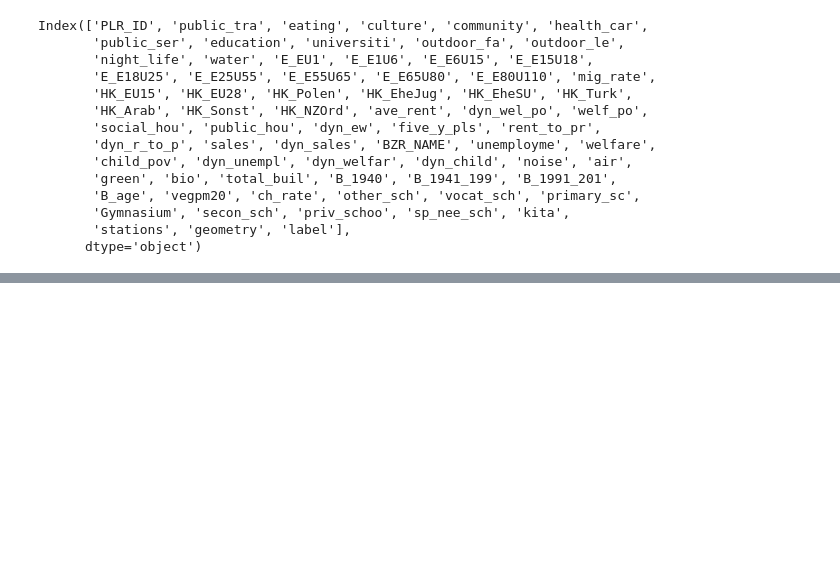
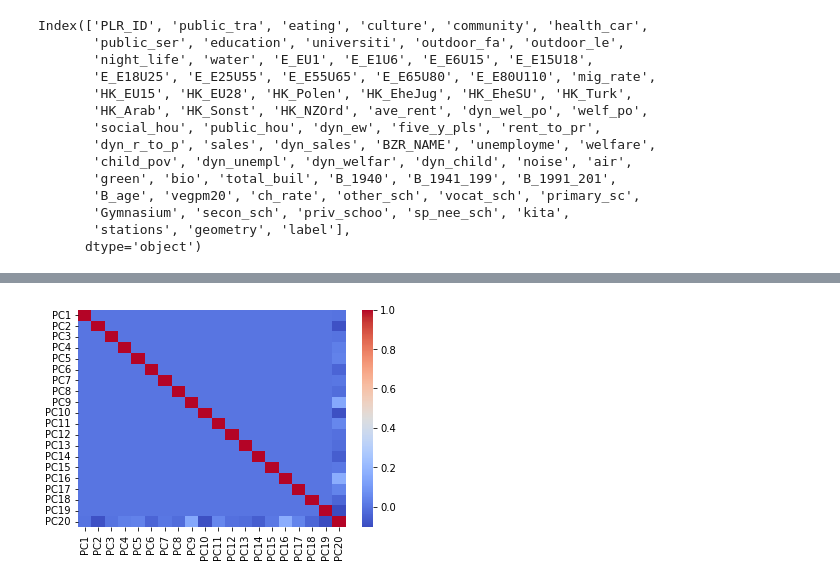
Before and after one commit to Safiaaaaa/YouthInTheCity, a Jupyter notebook: notebooks/maciek-models-from-specific-dataframes.ipynb, the cells around one changed output, grey strips where cells are left out. Saved outputs shown, nothing was run; the diff lists cells and outputs as text; code cells hidden in the pictures; blank space fills up the shorter version.

```diff
--- a/notebooks/maciek-models-from-specific-dataframes.ipynb
+++ b/notebooks/maciek-models-from-specific-dataframes.ipynb
@@ -278,0 +201,6 @@ dtype: int64
+# %%
+infrastructure = [
+    'public_tra', 'eating', 'culture', 'community', 'health_car', 'public_ser',
+    'education', 'outdoor_fa', 'outdoor_le', 'night_life', 'social_hou',
+    'public_hou', 'kita', 'ave_rent', 'vegpm20', 'stations', 'sales','B_1940', 'B_1941_199', 'B_1991_201'
+]
@@ -278,0 +211,14 @@ dtype: int64
+# %%
+from sklearn.decomposition import PCA
+
+pca = PCA()
+pca.fit(clustering_df[infrastructure])
+
+# Access our 13 PCs
+W = pca.components_
+
+# Print PCs as COLUMNS
+W = pd.DataFrame(W.T,
+                 index=infrastructure,
+                 columns=[f'PC{i}' for i in range(1, 21)])
+W
@@ -278,0 +243,4 @@ dtype: int64
+# %%
+X_proj = pca.transform(clustering_df[infrastructure])
+X_proj = pd.DataFrame(X_proj, columns=[f'PC{i}' for i in range(1, 21)])
+X_proj
@@ -278,0 +261,4 @@ dtype: int64
+# %%
+sns.heatmap(X_proj.corr(), cmap='coolwarm');
+# %% [output]
+[figure, added]
```
Also changed, not shown: parts of 31 cells of this notebook, 3 other files.
